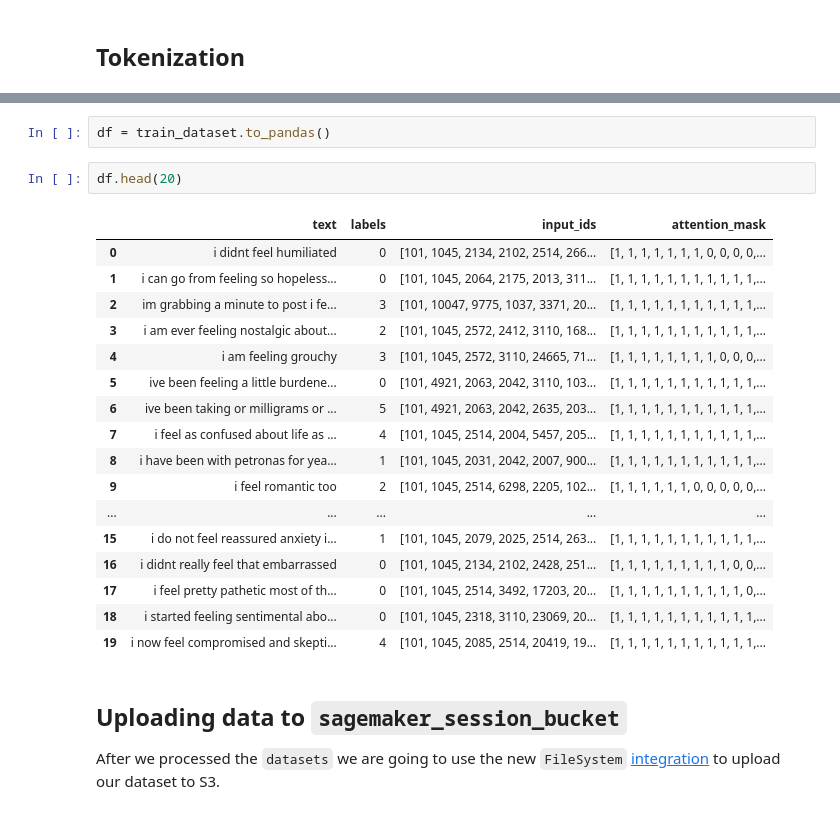
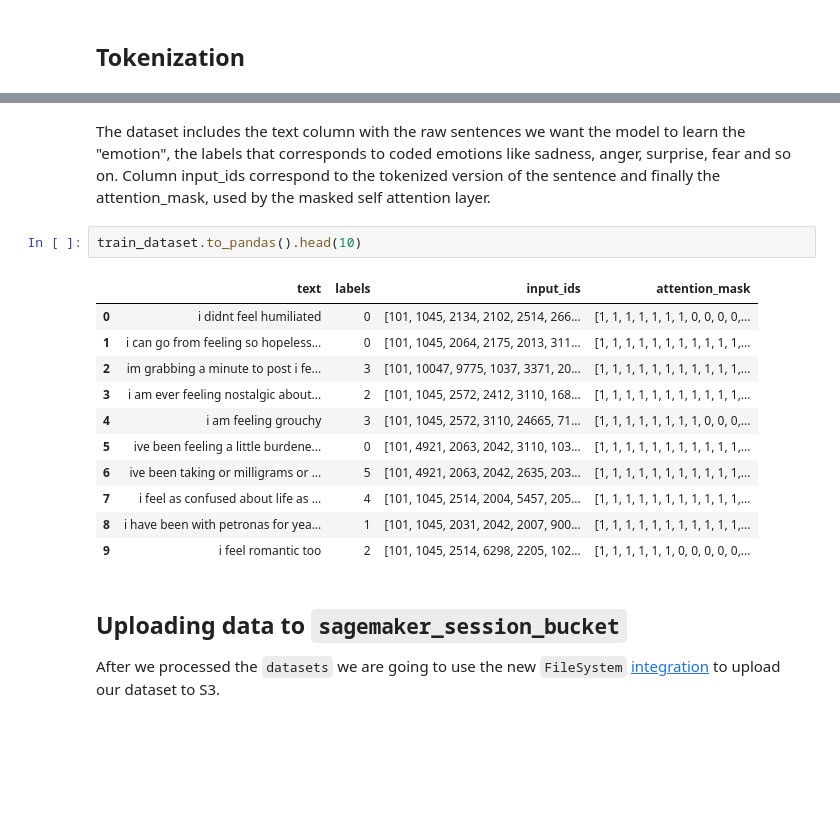
Before and after one commit to lucavignali/Training_LM_Sagemaker, a Jupyter notebook: SM_Notebook.ipynb, the cells around one changed output, grey strips where cells are left out. Cells and saved outputs as stored; diff of their text form; blank space fills up the shorter version.

```diff
--- a/SM_Notebook.ipynb
+++ b/SM_Notebook.ipynb
@@ -130,25 +109,19 @@ Found cached dataset emotion (/root/.cache/huggingface/datasets/emotion/split/1.
-# %%
-df = train_dataset.to_pandas()
-# %%
-df.head(20)
-# %% [output]
-|  | text | labels | input_ids | attention_mask |
-| 0 | i didnt feel humiliated | 0 | [101, 1045, 2134, 2102, 2514, 266... | [1, 1, 1, 1, 1, 1, 1, 0, 0, 0, 0,... |
-| 1 | i can go from feeling so hopeless... | 0 | [101, 1045, 2064, 2175, 2013, 311... | [1, 1, 1, 1, 1, 1, 1, 1, 1, 1, 1,... |
-| 2 | im grabbing a minute to post i fe... | 3 | [101, 10047, 9775, 1037, 3371, 20... | [1, 1, 1, 1, 1, 1, 1, 1, 1, 1, 1,... |
-| 3 | i am ever feeling nostalgic about... | 2 | [101, 1045, 2572, 2412, 3110, 168... | [1, 1, 1, 1, 1, 1, 1, 1, 1, 1, 1,... |
-| 4 | i am feeling grouchy | 3 | [101, 1045, 2572, 3110, 24665, 71... | [1, 1, 1, 1, 1, 1, 1, 1, 0, 0, 0,... |
-| 5 | ive been feeling a little burdene... | 0 | [101, 4921, 2063, 2042, 3110, 103... | [1, 1, 1, 1, 1, 1, 1, 1, 1, 1, 1,... |
-| 6 | ive been taking or milligrams or ... | 5 | [101, 4921, 2063, 2042, 2635, 203... | [1, 1, 1, 1, 1, 1, 1, 1, 1, 1, 1,... |
-| 7 | i feel as confused about life as ... | 4 | [101, 1045, 2514, 2004, 5457, 205... | [1, 1, 1, 1, 1, 1, 1, 1, 1, 1, 1,... |
-| 8 | i have been with petronas for yea... | 1 | [101, 1045, 2031, 2042, 2007, 900... | [1, 1, 1, 1, 1, 1, 1, 1, 1, 1, 1,... |
-| 9 | i feel romantic too | 2 | [101, 1045, 2514, 6298, 2205, 102... | [1, 1, 1, 1, 1, 1, 0, 0, 0, 0, 0,... |
-| ... | ... | ... | ... | ... |
-| 15 | i do not feel reassured anxiety i... | 1 | [101, 1045, 2079, 2025, 2514, 263... | [1, 1, 1, 1, 1, 1, 1, 1, 1, 1, 1,... |
-| 16 | i didnt really feel that embarrassed | 0 | [101, 1045, 2134, 2102, 2428, 251... | [1, 1, 1, 1, 1, 1, 1, 1, 1, 0, 0,... |
-| 17 | i feel pretty pathetic most of th... | 0 | [101, 1045, 2514, 3492, 17203, 20... | [1, 1, 1, 1, 1, 1, 1, 1, 1, 1, 0,... |
-| 18 | i started feeling sentimental abo... | 0 | [101, 1045, 2318, 3110, 23069, 20... | [1, 1, 1, 1, 1, 1, 1, 1, 1, 1, 1,... |
-| 19 | i now feel compromised and skepti... | 4 | [101, 1045, 2085, 2514, 20419, 19... | [1, 1, 1, 1, 1, 1, 1, 1, 1, 1, 1,... |
+# %% [markdown]
+The dataset includes the text column with the raw sentences we want the model to learn the "emotion", the labels that corresponds to coded emotions like sadness, anger, surprise, fear and so on. Column input_ids correspond to the tokenized version of the sentence and finally the attention_mask, used by the masked self attention layer.
+# %%
+train_dataset.to_pandas().head(10)
+# %% [output]
+|  | text | labels | input_ids | attention_mask |
+| 0 | i didnt feel humiliated | 0 | [101, 1045, 2134, 2102, 2514, 266... | [1, 1, 1, 1, 1, 1, 1, 0, 0, 0, 0,... |
+| 1 | i can go from feeling so hopeless... | 0 | [101, 1045, 2064, 2175, 2013, 311... | [1, 1, 1, 1, 1, 1, 1, 1, 1, 1, 1,... |
+| 2 | im grabbing a minute to post i fe... | 3 | [101, 10047, 9775, 1037, 3371, 20... | [1, 1, 1, 1, 1, 1, 1, 1, 1, 1, 1,... |
+| 3 | i am ever feeling nostalgic about... | 2 | [101, 1045, 2572, 2412, 3110, 168... | [1, 1, 1, 1, 1, 1, 1, 1, 1, 1, 1,... |
+| 4 | i am feeling grouchy | 3 | [101, 1045, 2572, 3110, 24665, 71... | [1, 1, 1, 1, 1, 1, 1, 1, 0, 0, 0,... |
+| 5 | ive been feeling a little burdene... | 0 | [101, 4921, 2063, 2042, 3110, 103... | [1, 1, 1, 1, 1, 1, 1, 1, 1, 1, 1,... |
+| 6 | ive been taking or milligrams or ... | 5 | [101, 4921, 2063, 2042, 2635, 203... | [1, 1, 1, 1, 1, 1, 1, 1, 1, 1, 1,... |
+| 7 | i feel as confused about life as ... | 4 | [101, 1045, 2514, 2004, 5457, 205... | [1, 1, 1, 1, 1, 1, 1, 1, 1, 1, 1,... |
+| 8 | i have been with petronas for yea... | 1 | [101, 1045, 2031, 2042, 2007, 900... | [1, 1, 1, 1, 1, 1, 1, 1, 1, 1, 1,... |
+| 9 | i feel romantic too | 2 | [101, 1045, 2514, 6298, 2205, 102... | [1, 1, 1, 1, 1, 1, 0, 0, 0, 0, 0,... |
 # %% [markdown]
 ## Uploading data to `sagemaker_session_bucket`
 
```
Also changed, not shown: parts of 26 cells of this notebook, 1 other file.
